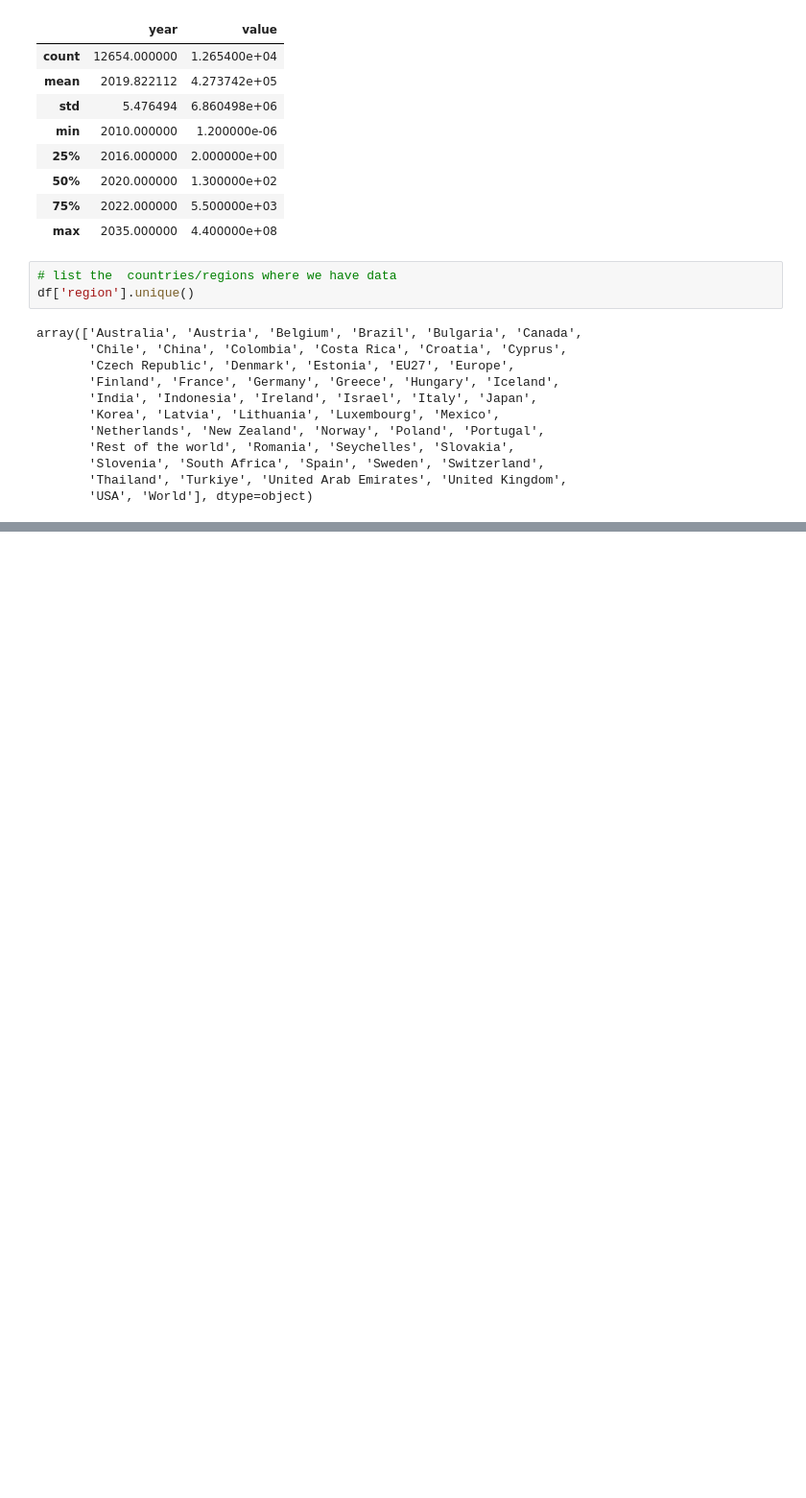
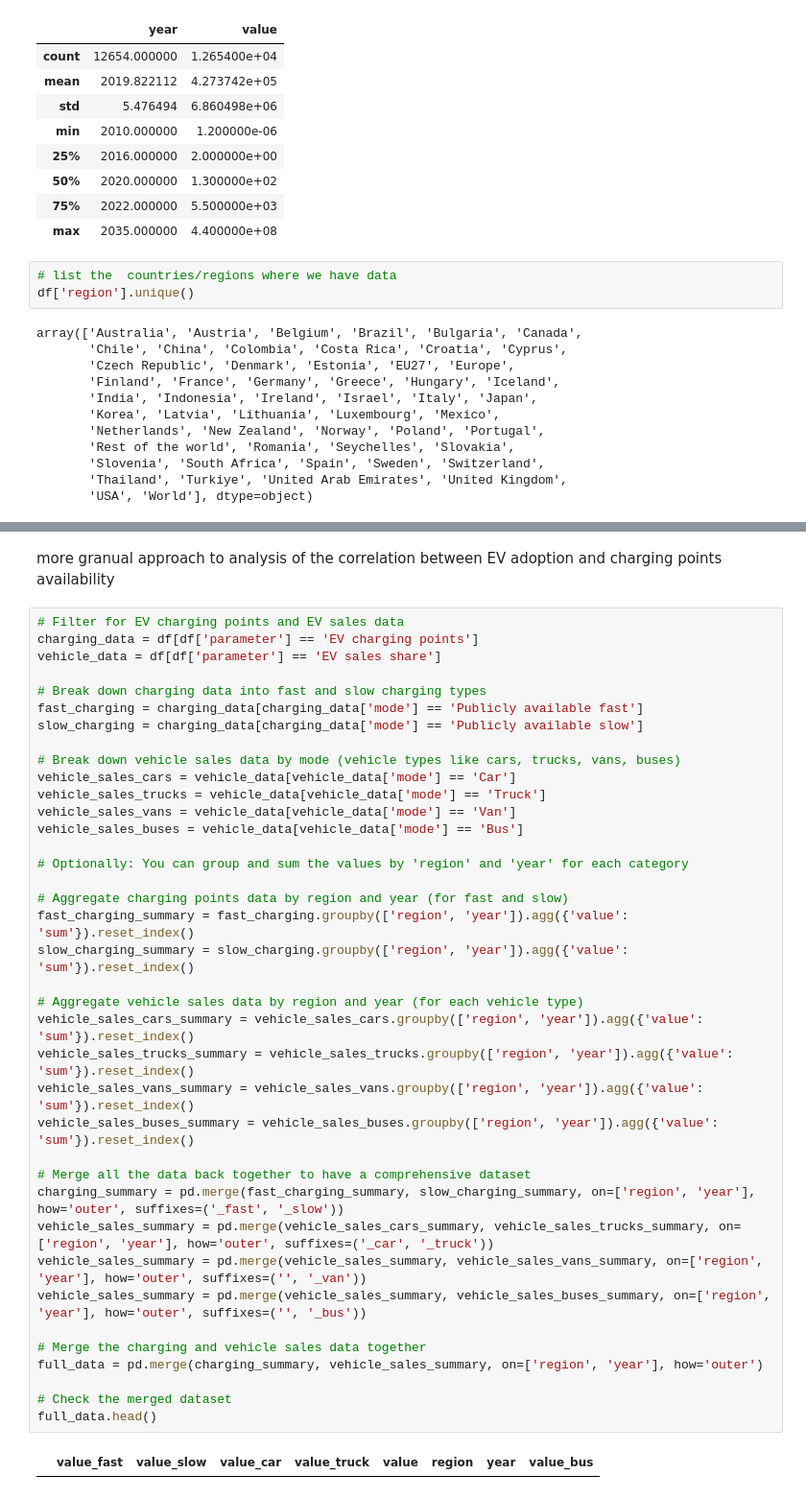
Before and after one commit to arkhanks/data_analytics_proj_3, a Jupyter notebook: Amy/AMY worldwide ev adoption.ipynb, the cells around one changed output, grey strips where cells are left out. Shown at 96% size. Saved outputs shown, nothing was run; the diff lists cells and outputs as text; blank space fills up the shorter version.

```diff
--- a/Amy/AMY worldwide ev adoption.ipynb
+++ b/Amy/AMY worldwide ev adoption.ipynb
@@ -165,0 +263,42 @@ df_2023_evsales_ordered.head(25)
+# %% [markdown]
+more granual approach to analysis of the correlation between EV adoption and charging points availability
+# %%
+# Filter for EV charging points and EV sales data
+charging_data = df[df['parameter'] == 'EV charging points']
+vehicle_data = df[df['parameter'] == 'EV sales share']
+
+# Break down charging data into fast and slow charging types
+fast_charging = charging_data[charging_data['mode'] == 'Publicly available fast']
+slow_charging = charging_data[charging_data['mode'] == 'Publicly available slow']
+
+# Break down vehicle sales data by mode (vehicle types like cars, trucks, vans, buses)
+vehicle_sales_cars = vehicle_data[vehicle_data['mode'] == 'Car']
+vehicle_sales_trucks = vehicle_data[vehicle_data['mode'] == 'Truck']
+vehicle_sales_vans = vehicle_data[vehicle_data['mode'] == 'Van']
+vehicle_sales_buses = vehicle_data[vehicle_data['mode'] == 'Bus']
+
+# Optionally: You can group and sum the values by 'region' and 'year' for each category
+
+# Aggregate charging points data by region and year (for fast and slow)
+fast_charging_summary = fast_charging.groupby(['region', 'year']).agg({'value': 'sum'}).reset_index()
+slow_charging_summary = slow_charging.groupby(['region', 'year']).agg({'value': 'sum'}).reset_index()
+
+# Aggregate vehicle sales data by region and year (for each vehicle type)
+vehicle_sales_cars_summary = vehicle_sales_cars.groupby(['region', 'year']).agg({'value': 'sum'}).reset_index()
+vehicle_sales_trucks_summary = vehicle_sales_trucks.groupby(['region', 'year']).agg({'value': 'sum'}).reset_index()
+vehicle_sales_vans_summary = vehicle_sales_vans.groupby(['region', 'year']).agg({'value': 'sum'}).reset_index()
+vehicle_sales_buses_summary = vehicle_sales_buses.groupby(['region', 'year']).agg({'value': 'sum'}).reset_index()
+
+# Merge all the data back together to have a comprehensive dataset
+charging_summary = pd.merge(fast_charging_summary, slow_charging_summary, on=['region', 'year'], how='outer', suffixes=('_fast', '_slow'))
+vehicle_sales_summary = pd.merge(vehicle_sales_cars_summary, vehicle_sales_trucks_summary, on=['region', 'year'], how='outer', suffixes=('_car', '_truck'))
+vehicle_sales_summary = pd.merge(vehicle_sales_summary, vehicle_sales_vans_summary, on=['region', 'year'], how='outer', suffixes=('', '_van'))
+vehicle_sales_summary = pd.merge(vehicle_sales_summary, vehicle_sales_buses_summary, on=['region', 'year'], how='outer', suffixes=('', '_bus'))
+
+# Merge the charging and vehicle sales data together
+full_data = pd.merge(charging_summary, vehicle_sales_summary, on=['region', 'year'], how='outer')
+
+# Check the merged dataset
+full_data.head()
+# %% [output]
+|  | value_fast | value_slow | value_car | value_truck | value | region | year | value_bus |
```
Also changed, not shown: parts of 18 cells of this notebook, 25 other files.
